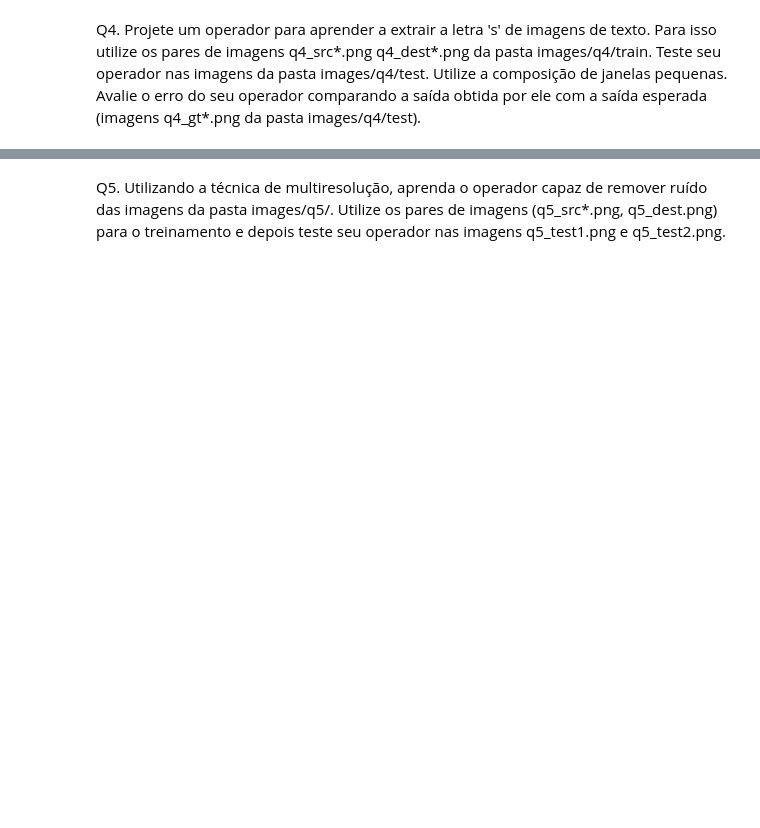
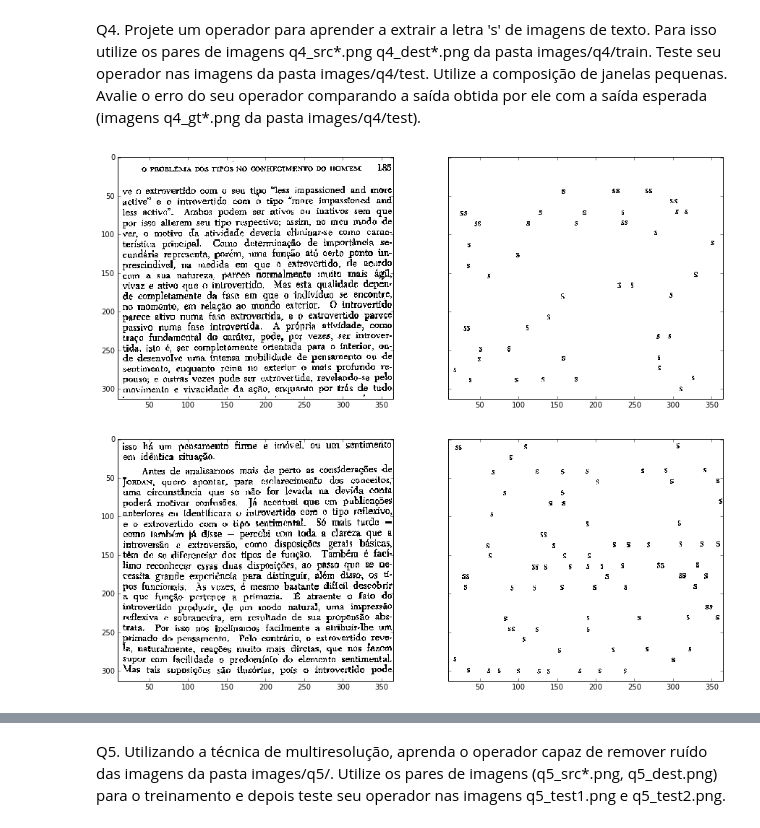
Before and after one commit to Larissa13/Mac0460-ML, a Jupyter notebook: ep1/ep1.ipynb, the cells around one changed output, grey strips where cells are left out. Saved outputs shown, nothing was run; the diff lists cells and outputs as text; code cells hidden in the pictures; blank space fills up the shorter version.

```diff
--- a/ep1/ep1.ipynb
+++ b/ep1/ep1.ipynb
@@ -334,0 +347,40 @@ draw_img_pair(src4_1b, dest4_1b, figsz=(15, 6))
+# %%
+dest4_1a = read_image("images/q4/train/q4_dest1a.png")
+src4_1a = read_image("images/q4/train/q4_src1a.png")
+dest4_1b = read_image("images/q4/train/q4_dest1b.png")
+src4_1b = read_image("images/q4/train/q4_src1b.png")
+draw_img_pair(src4_1a, dest4_1a, figsz=(15, 6))
+draw_img_pair(src4_1b, dest4_1b, figsz=(15, 6))
+
+in_image4a = []
+in_image4b = []
+out_image4a = []
+out_image4b = []
+tests = []
+exp_results = []
+window4= np.ones((5, 5), dtype=bool)
+center4 = (1, 1)
+for i in range(1,11,2):
+    in_image4a.append(read_image('images/q4/train/q4_src{}a.png'.format(i)))
+    in_image4b.append(read_image('images/q4/train/q4_src{}b.png'.format(i)))
+    out_image4a.append(read_image('images/q4/train/q4_dest{}a.png'.format(i)))
+    out_image4b.append(read_image('images/q4/train/q4_dest{}b.png'.format(i)))
+
+
+for i in range(2, 11, 2):
+    tests.append(read_image('images/q4/test/q4_test{}a.png'.format(i)))
+    tests.append(read_image('images/q4/test/q4_test{}b.png'.format(i)))
+    exp_results.append(read_image('images/q4/test/q4_gt{}a.png'.format(i)))
+    exp_results.append(read_image('images/q4/test/q4_gt{}b.png'.format(i)))
+
+result4a = learn_geral(in_image4a, out_image4a, window4, center4)
+for i in range(len(in_image4b)):
+    in_image4b[i] = apply_learn(result4a, in_image4b[i], window4, center4)
+
+result4b = learn_geral(in_image4b, out_image4b, window4, center4)
+for i in range(len(tests)):
+    tests[i] = apply_learn(result4a, tests[i], window4, center4)
+    tests[i] = apply_learn(result4b, tests[i], window4, center4)
+# %% [output]
+[figure, added]
+[figure, added]
```
Also changed, not shown: parts of 9 cells of this notebook, 1 other file.
